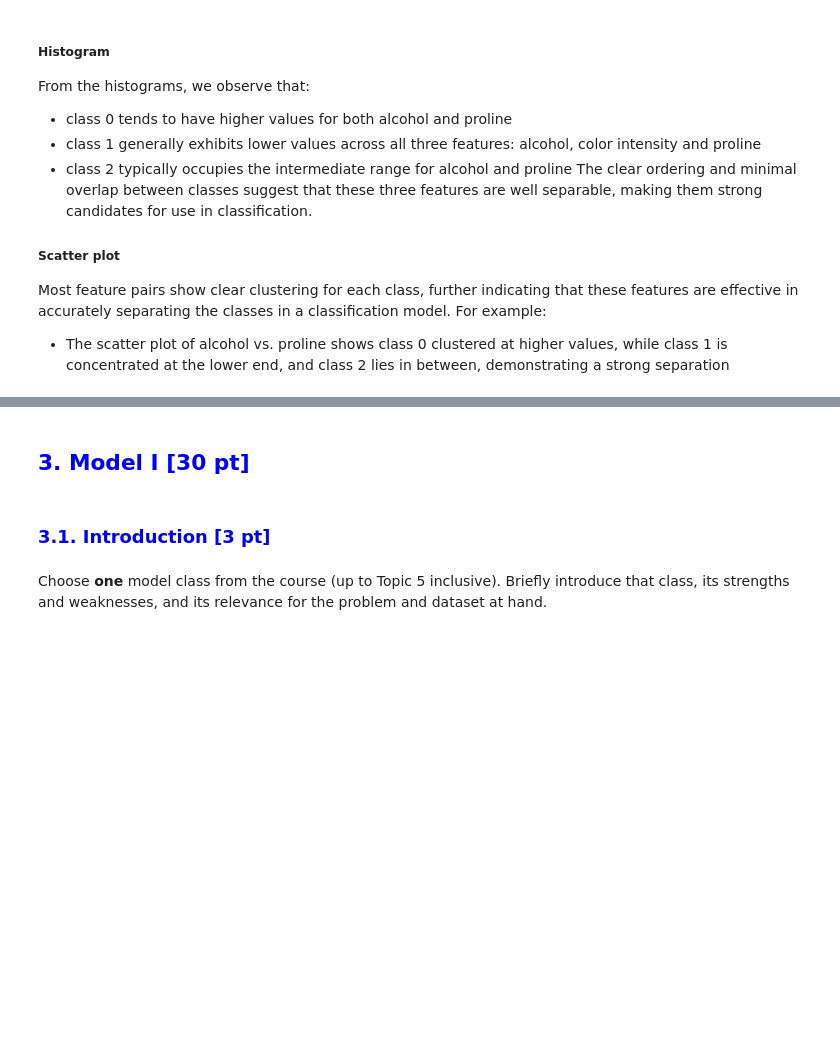
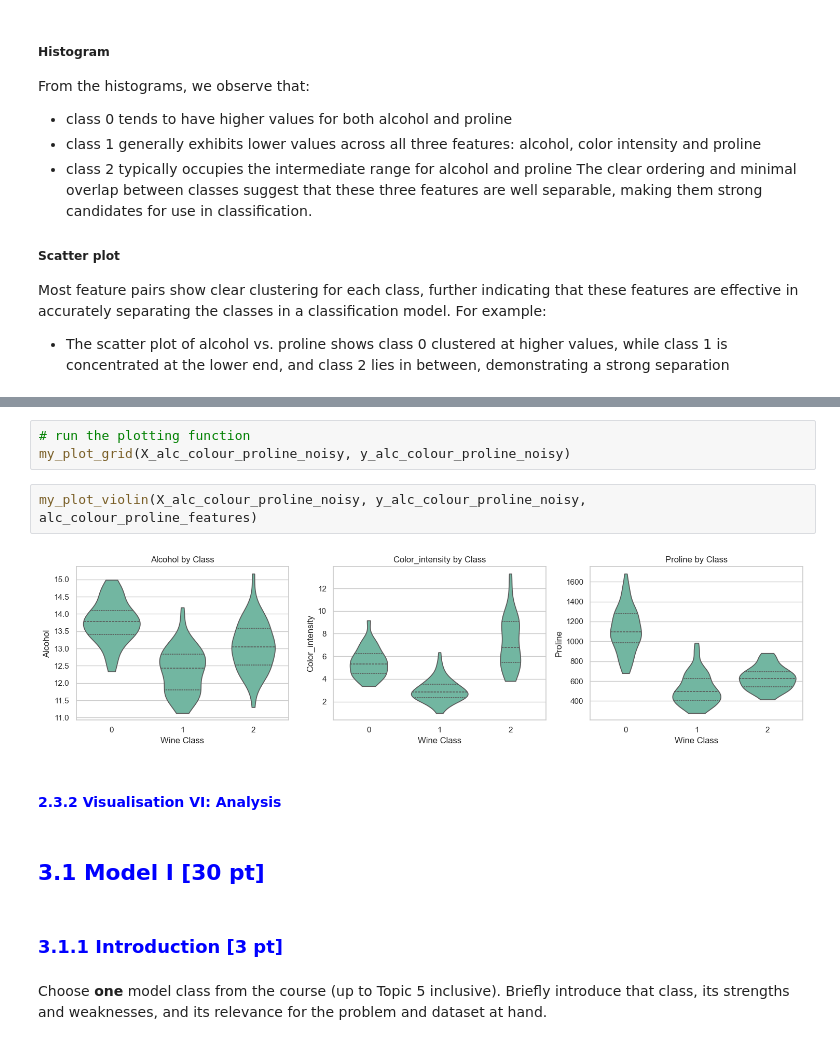
Before and after one commit to TheKusz/ML_DSM040-2025-APR, a Jupyter notebook: CW 1/DSM040-CW1.ipynb, the cells around one changed output, grey strips where cells are left out. Drawn from its saved outputs; the diff is of its cells as text; blank space fills up the shorter version.

```diff
--- a/CW 1/DSM040-CW1.ipynb
+++ b/CW 1/DSM040-CW1.ipynb
@@ -280,7 +403,16 @@ For example:
+# %%
+# run the plotting function
+my_plot_grid(X_alc_colour_proline_noisy, y_alc_colour_proline_noisy)
+# %%
+my_plot_violin(X_alc_colour_proline_noisy, y_alc_colour_proline_noisy, alc_colour_proline_features)
+# %% [output]
+[figure, added]
+# %% [markdown]
+#### <font color='blue'> 2.3.2 Visualisation VI: Analysis</font>
 # %% [markdown]
-## <font color='blue'>3. Model I [30 pt]</font>
+## <font color='blue'>3.1 Model I [30 pt]</font>
 # %% [markdown]
-### <font color='blue'>3.1. Introduction [3 pt]</font>
+### <font color='blue'>3.1.1 Introduction [3 pt]</font>
 # %% [markdown]
 Choose **one** model class from the course (up to Topic 5 inclusive). Briefly introduce that class, its strengths and weaknesses, and its relevance for the problem and dataset at hand.
 # %% [markdown]
```
Also changed, not shown: parts of 39 cells of this notebook.
